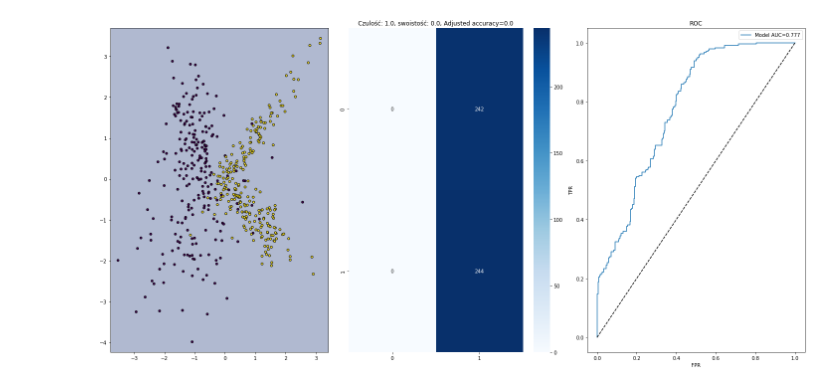
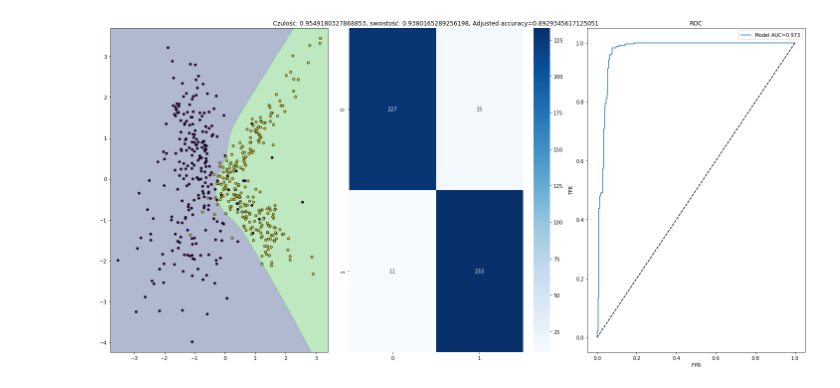
Before and after one commit to DonChaka/PUM, a Jupyter notebook: 8.SiecNeuronowa/8.SiecNeuronowa.ipynb, the cells around one changed output. Drawn from its saved outputs; the diff is of its cells as text; code cells hidden in the pictures.

```diff
--- a/8.SiecNeuronowa/8.SiecNeuronowa.ipynb
+++ b/8.SiecNeuronowa/8.SiecNeuronowa.ipynb
@@ -137,6 +139,13 @@ class Sigmoid(ActivationFunction):
 
     def derivative(self, x: ndarray) -> ndarray:
         return self(x) * (1 - self(x))
+
+class Softmax(ActivationFunction):
+    def __call__(self, x: ndarray) -> ndarray:
+        return np.exp(x) / np.sum(np.exp(x), axis=0)
+
+    def derivative(self, x: ndarray) -> ndarray:
+        return self(x) * (1 - self(x))
 # %%
 class LayerInterface(ABC):
 
@@ -271,15 +308,15 @@ data_moons = PUMData(make_moons(n_samples=n_samples, noise=0.05, random_state=ra
 # %%
 model = NeuralNetwork([
-    DenseLayer(2, 16),
+    DenseLayer(2, 4),
     ActivationLayer('sigmoid'),
-    DenseLayer(16, 8),
+    DenseLayer(4, 4),
     ActivationLayer('sigmoid'),
-    DenseLayer(8, 1),
-    ActivationLayer('sigmoid')
+    DenseLayer(4, 1),
+    ActivationLayer('sigmoid'),
 ])
 # %%
-model.fit(linear_data.x_train, linear_data.y_train, epochs=1000, verbose=True, learning_rate=0.1)
+model.fit(linear_data.x_train, linear_data.y_train, epochs=1000, verbose=True, learning_rate=0.1, batch_size=32)
 # %%
-decision = display_neural_network(model, linear_data)
+temp = display_neural_network(model, linear_data)
 # %% [output]
-[figure, old version]
+[figure, new version]
```
Also changed, not shown: parts of 16 cells of this notebook.
